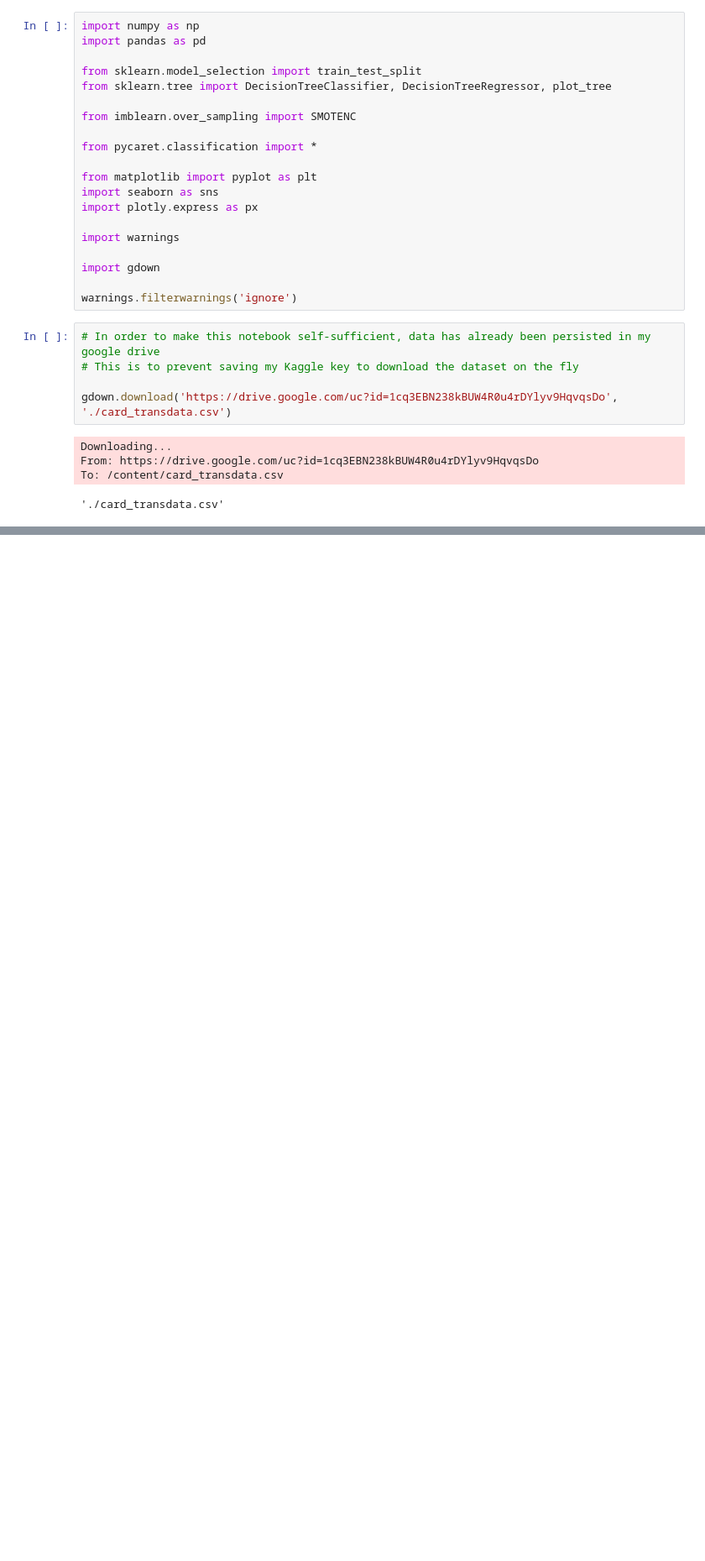
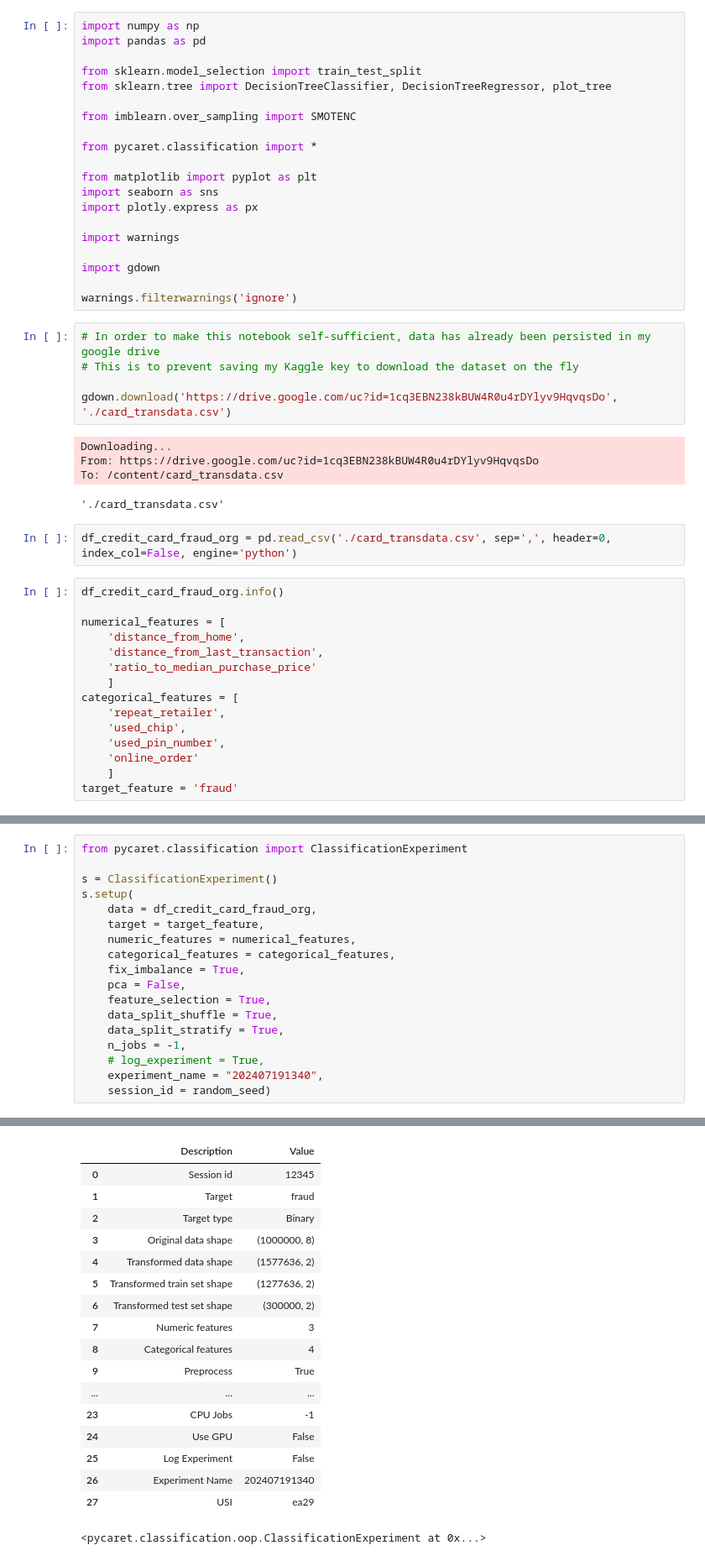
Before and after one commit to project4sharing/pycaret_exp, a Jupyter notebook: direct_pycaret_application_to_creditcard_fraud_dataset.ipynb, the cells around one changed output, grey strips where cells are left out. Shown at 84% size. Drawn from its saved outputs; the diff is of its cells as text; blank space fills up the shorter version.

```diff
--- a/direct_pycaret_application_to_creditcard_fraud_dataset.ipynb
+++ b/direct_pycaret_application_to_creditcard_fraud_dataset.ipynb
@@ -76,3 +76,20 @@ Downloading...
 From: https://drive.google.com/uc?id=1cq3EBN238kBUW4R0u4rDYlyv9HqvqsDo
 To: /content/card_transdata.csv
 './card_transdata.csv'
+# %%
+df_credit_card_fraud_org = pd.read_csv('./card_transdata.csv', sep=',', header=0, index_col=False, engine='python')
+# %%
+df_credit_card_fraud_org.info()
+
+numerical_features = [
+    'distance_from_home',
+    'distance_from_last_transaction',
+    'ratio_to_median_purchase_price'
+    ]
+categorical_features = [
+    'repeat_retailer',
+    'used_chip',
+    'used_pin_number',
+    'online_order'
+    ]
+target_feature = 'fraud'
@@ -78,0 +115,19 @@ To: /content/card_transdata.csv
+# %%
+from pycaret.classification import ClassificationExperiment
+
+s = ClassificationExperiment()
+s.setup(
+    data = df_credit_card_fraud_org,
+    target = target_feature,
+    numeric_features = numerical_features,
+    categorical_features = categorical_features,
+    fix_imbalance = True,
+    pca = False,
+    feature_selection = True,
+    data_split_shuffle = True,
+    data_split_stratify = True,
+    n_jobs = -1,
+    # log_experiment = True,
+    experiment_name = "202407191340",
+    session_id = random_seed)
+# %% [output]
@@ -78,0 +140,18 @@ To: /content/card_transdata.csv
+|  | Description | Value |
+| 0 | Session id | 12345 |
+| 1 | Target | fraud |
+| 2 | Target type | Binary |
+| 3 | Original data shape | (1000000, 8) |
+| 4 | Transformed data shape | (1577636, 2) |
+| 5 | Transformed train set shape | (1277636, 2) |
+| 6 | Transformed test set shape | (300000, 2) |
+| 7 | Numeric features | 3 |
+| 8 | Categorical features | 4 |
+| 9 | Preprocess | True |
+| ... | ... | ... |
+| 23 | CPU Jobs | -1 |
+| 24 | Use GPU | False |
+| 25 | Log Experiment | False |
+| 26 | Experiment Name | 202407191340 |
+| 27 | USI | ea29 |
+<pycaret.classification.oop.ClassificationExperiment at 0x...>
```
Also changed, not shown: parts of 5 cells of this notebook.
